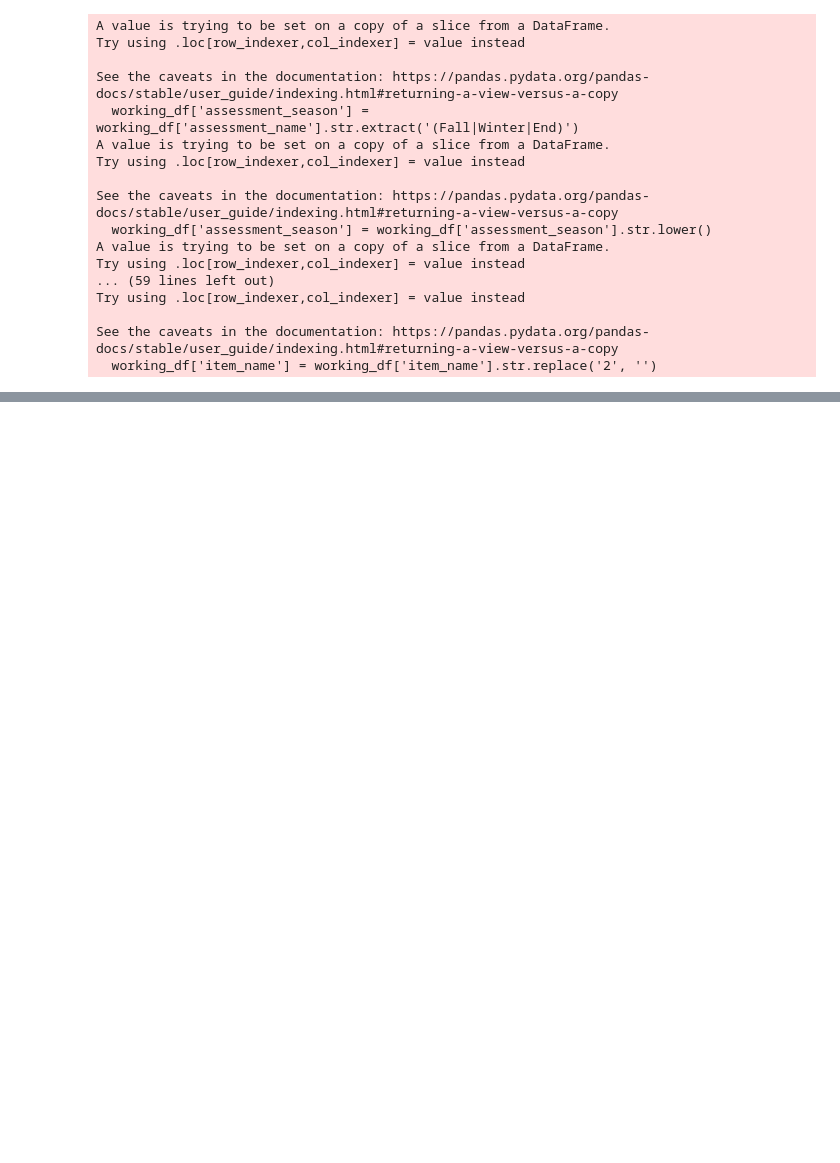
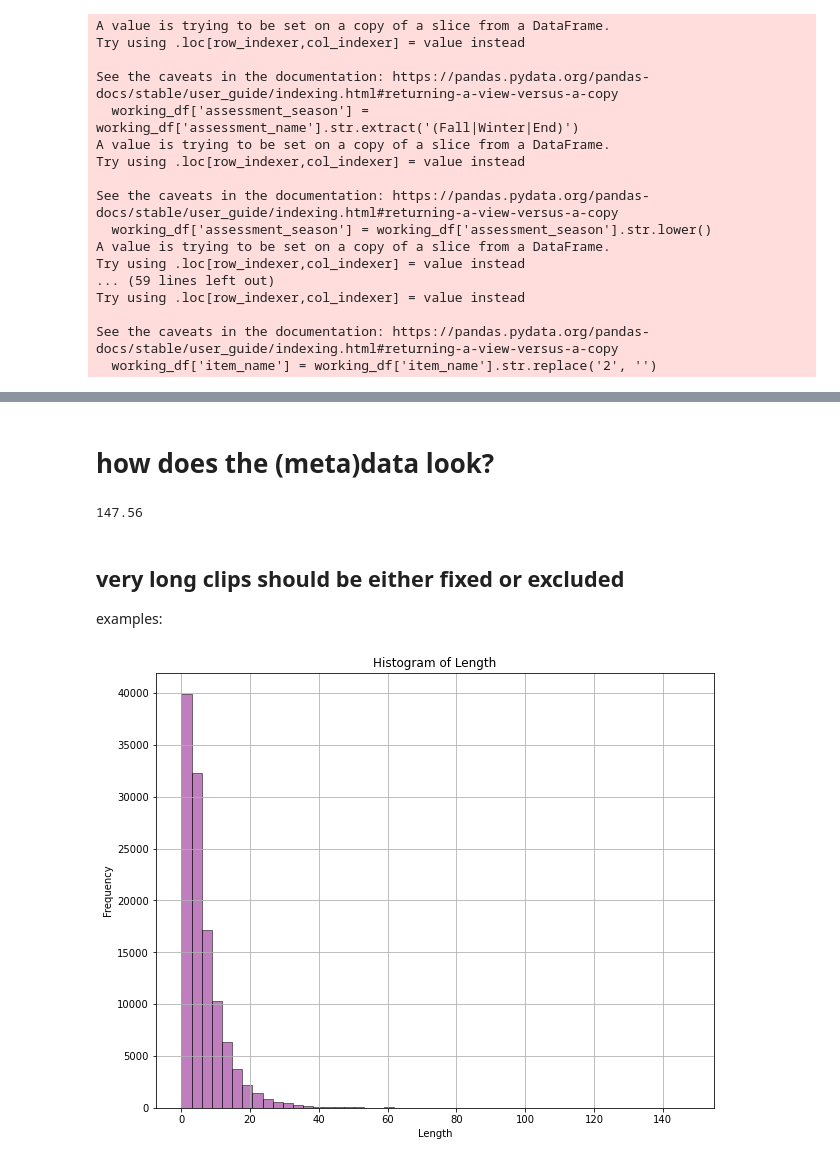
Before and after one commit to jsmentch/rer_sort_code, a Jupyter notebook: clean_rer_csv.ipynb, the cells around one changed output, grey strips where cells are left out. Saved outputs shown, nothing was run; the diff lists cells and outputs as text; code cells hidden in the pictures; blank space fills up the shorter version.

Commit message:
pre kaggle complete

```diff
--- a/clean_rer_csv.ipynb
+++ b/clean_rer_csv.ipynb
@@ -365,0 +388,15 @@ for a in assessments:
+# %%
+import os
+import wave
+
+#def check_wav_files(directory):
+directory='/om/tmp/jsmentch/rer/Scores/'
+for root, dirs, files in os.walk(directory):
+    for file in files:
+        if file.endswith('.wav'):
+            with wave.open(os.path.join(root, file), 'rb') as f:
+                #if f.getparams()[0] != 1 or f.getparams()[1] != 2  or f.getparams()[2] != 16000:
+                if f.getparams()[0] != 1:
+                    print(f.getparams(), root, file)
+#    return nchannels, sampwidth, framerate, filelist
+#nchannels, sampwidth, framerate, filelist  = check_wav_files('/om/tmp/jsmentch/rer/Scores/')
@@ -365,0 +504,19 @@ for a in assessments:
+# %% [markdown]
+# how does the (meta)data look?
+# %%
+import matplotlib.pyplot as plt
+combined=pd.read_csv(f'rer_kaggle.csv')
+pd.to_numeric(combined['length'], errors='coerce').max() #longest file (seconds)
+# %% [output]
+147.56
+# %% [markdown]
+## very long clips should be either fixed or excluded
+examples:
+# %%
+pd.to_numeric(combined['length'], errors='coerce').hist(bins=50, color='purple', alpha=0.5, edgecolor='black',figsize=(10, 8))
+plt.title('Histogram of Length')
+plt.xlabel('Length')
+plt.ylabel('Frequency')
+plt.show()
+# %% [output]
+[figure, added]
```
Also changed, not shown: parts of 27 cells of this notebook, 5 other files.
